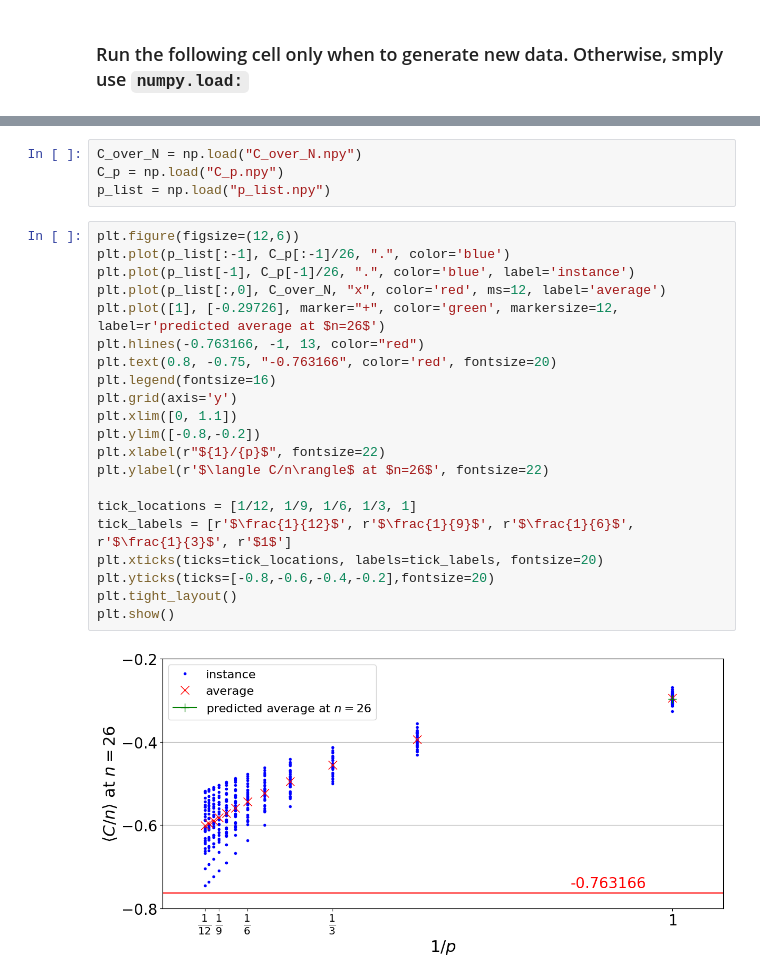
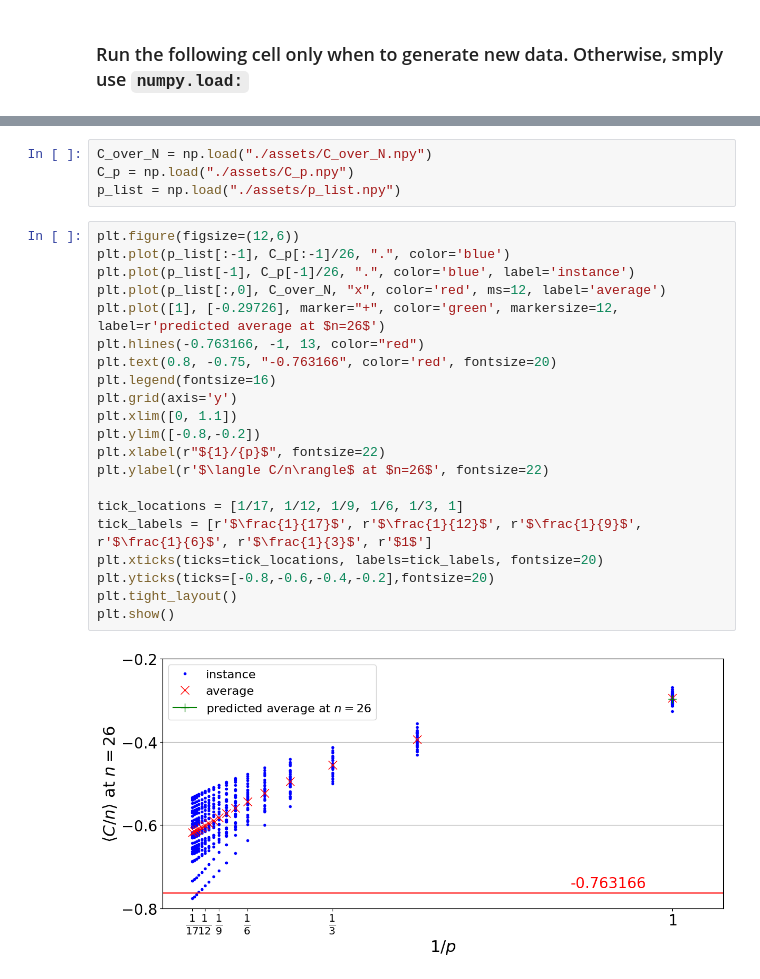
Before and after one commit to jpmorganchase/QOKit, a Jupyter notebook: examples/QAOA_SK_Expectation_vs_P.ipynb, the cells around one changed output, grey strips where cells are left out. Drawn from its saved outputs; the diff is of its cells as text.

```diff
--- a/examples/QAOA_SK_Expectation_vs_P.ipynb
+++ b/examples/QAOA_SK_Expectation_vs_P.ipynb
@@ -65,27 +63,27 @@ from time import time
 # %%
-C_over_N = np.load("C_over_N.npy")
-C_p = np.load("C_p.npy")
-p_list = np.load("p_list.npy")
+C_over_N = np.load("./assets/C_over_N.npy")
+C_p = np.load("./assets/C_p.npy")
+p_list = np.load("./assets/p_list.npy")
 # %%
 plt.figure(figsize=(12,6))
 plt.plot(p_list[:-1], C_p[:-1]/26, ".", color='blue')
 plt.plot(p_list[-1], C_p[-1]/26, ".", color='blue', label='instance')
 plt.plot(p_list[:,0], C_over_N, "x", color='red', ms=12, label='average')
 plt.plot([1], [-0.29726], marker="+", color='green', markersize=12, label=r'predicted average at $n=26$')
 plt.hlines(-0.763166, -1, 13, color="red")
 plt.text(0.8, -0.75, "-0.763166", color='red', fontsize=20)
 plt.legend(fontsize=16)
 plt.grid(axis='y')
 plt.xlim([0, 1.1])
 plt.ylim([-0.8,-0.2])
 plt.xlabel(r"${1}/{p}$", fontsize=22)
 plt.ylabel(r'$\langle C/n\rangle$ at $n=26$', fontsize=22)
 
-tick_locations = [1/12, 1/9, 1/6, 1/3, 1]
-tick_labels = [r'$\frac{1}{12}$', r'$\frac{1}{9}$', r'$\frac{1}{6}$', r'$\frac{1}{3}$', r'$1$']
+tick_locations = [1/17, 1/12, 1/9, 1/6, 1/3, 1]
+tick_labels = [r'$\frac{1}{17}$', r'$\frac{1}{12}$', r'$\frac{1}{9}$', r'$\frac{1}{6}$', r'$\frac{1}{3}$', r'$1$']
 plt.xticks(ticks=tick_locations, labels=tick_labels, fontsize=20)
 plt.yticks(ticks=[-0.8,-0.6,-0.4,-0.2],fontsize=20)
 plt.tight_layout()
 plt.show()
 # %% [output]
-[figure, old version]
+[figure, new version]
```
Also changed, not shown: parts of 1 cell of this notebook, 7 other files.
